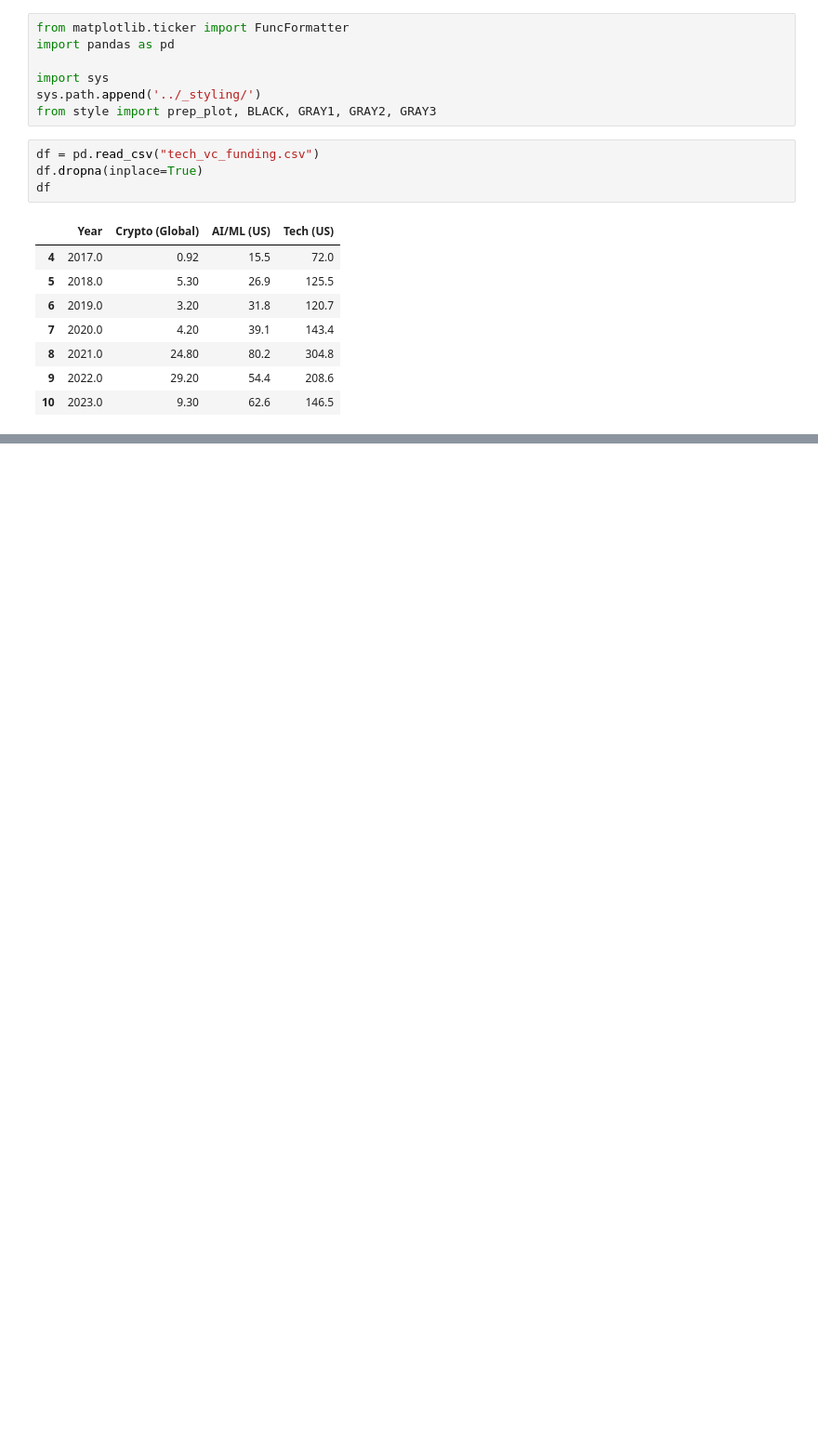
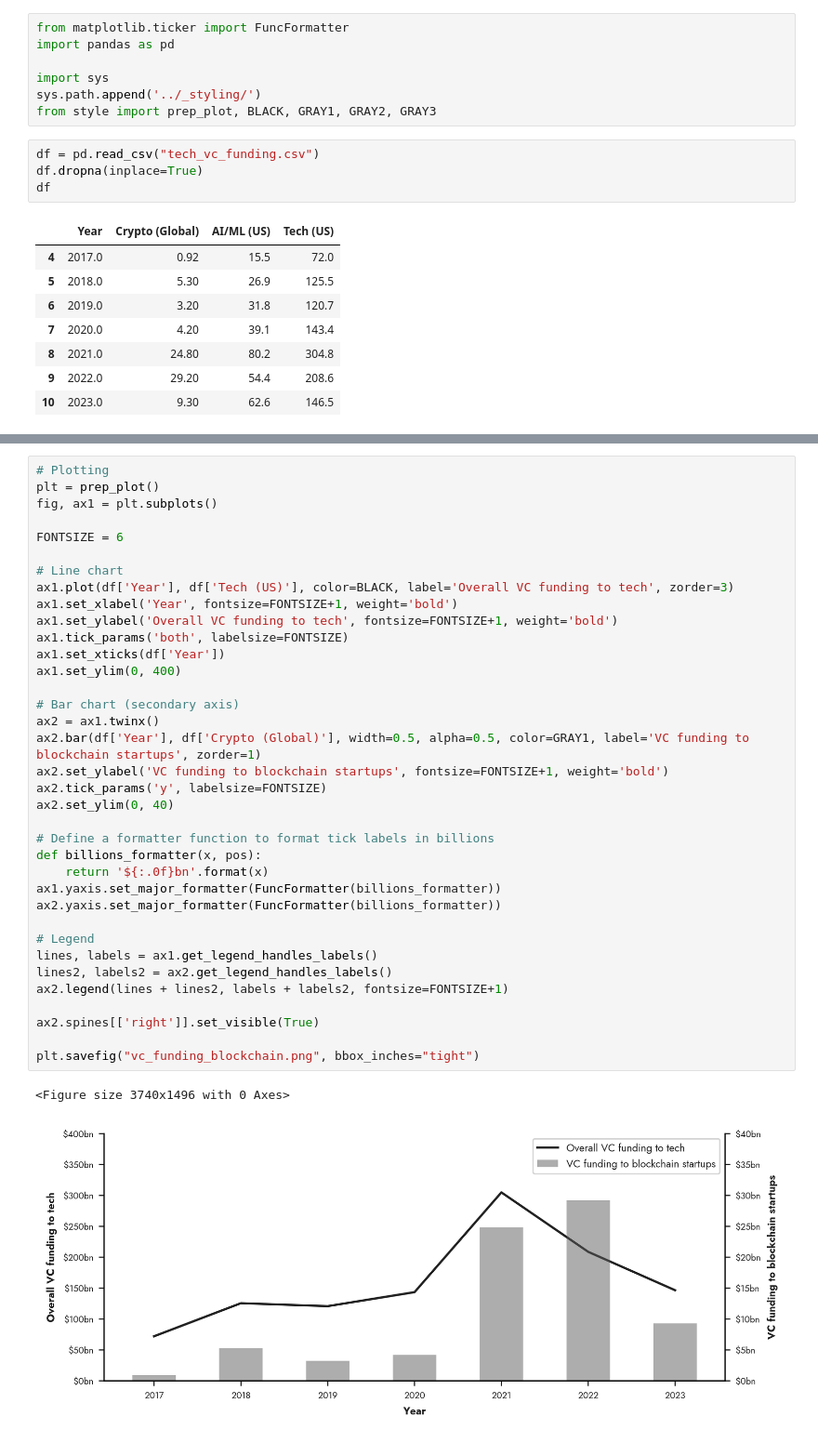
Before and after one commit to pluralitybook/plurality, a Jupyter notebook: figs/data/tech_vc_funding/tech_vc_funding.ipynb, the cells around one changed output, grey strips where cells are left out. Shown: that part at 93% size. Cells and saved outputs as stored; diff of their text form; blank space fills up the shorter version.

```diff
--- a/figs/data/tech_vc_funding/tech_vc_funding.ipynb
+++ b/figs/data/tech_vc_funding/tech_vc_funding.ipynb
@@ -60,0 +100,39 @@ plt.savefig("tech_vc_funding.png", bbox_inches="tight")
+# %%
+# Plotting
+plt = prep_plot()
+fig, ax1 = plt.subplots()
+
+FONTSIZE = 6
+
+# Line chart
+ax1.plot(df['Year'], df['Tech (US)'], color=BLACK, label='Overall VC funding to tech', zorder=3)
+ax1.set_xlabel('Year', fontsize=FONTSIZE+1, weight='bold')
+ax1.set_ylabel('Overall VC funding to tech', fontsize=FONTSIZE+1, weight='bold')
+ax1.tick_params('both', labelsize=FONTSIZE)
+ax1.set_xticks(df['Year'])
+ax1.set_ylim(0, 400)
+
+# Bar chart (secondary axis)
+ax2 = ax1.twinx()
+ax2.bar(df['Year'], df['Crypto (Global)'], width=0.5, alpha=0.5, color=GRAY1, label='VC funding to blockchain startups', zorder=1)
+ax2.set_ylabel('VC funding to blockchain startups', fontsize=FONTSIZE+1, weight='bold')
+ax2.tick_params('y', labelsize=FONTSIZE)
+ax2.set_ylim(0, 40)
+
+# Define a formatter function to format tick labels in billions
+def billions_formatter(x, pos):
+    return '${:.0f}bn'.format(x)
+ax1.yaxis.set_major_formatter(FuncFormatter(billions_formatter))
+ax2.yaxis.set_major_formatter(FuncFormatter(billions_formatter))
+
+# Legend
+lines, labels = ax1.get_legend_handles_labels()
+lines2, labels2 = ax2.get_legend_handles_labels()
+ax2.legend(lines + lines2, labels + labels2, fontsize=FONTSIZE+1)
+
+ax2.spines[['right']].set_visible(True)
+
+plt.savefig("vc_funding_blockchain.png", bbox_inches="tight")
+# %% [output]
+<Figure size 3740x1496 with 0 Axes>
+[figure, added]
```
Also changed, not shown: parts of 2 cells of this notebook, 4 other files.
